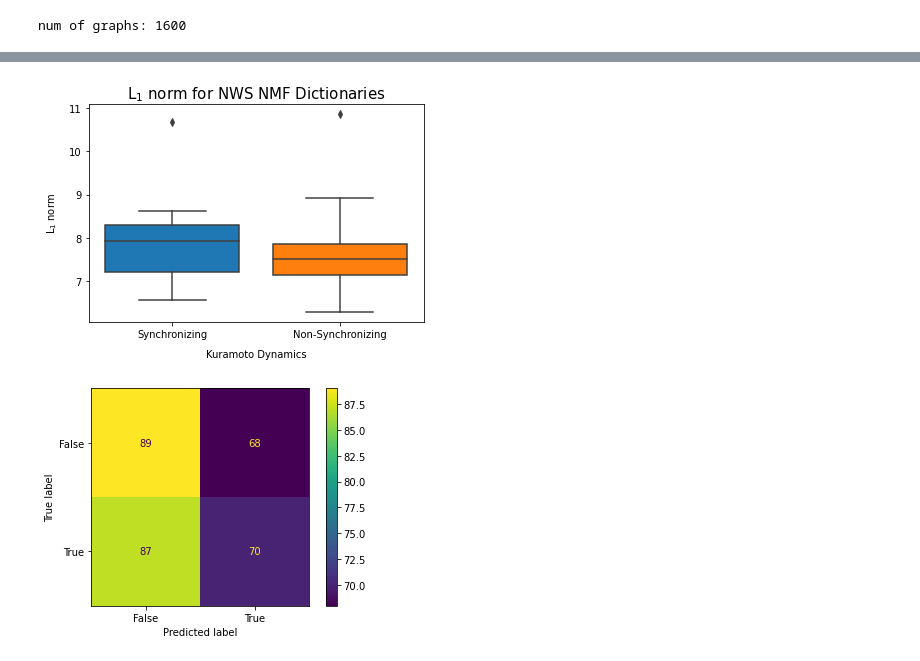
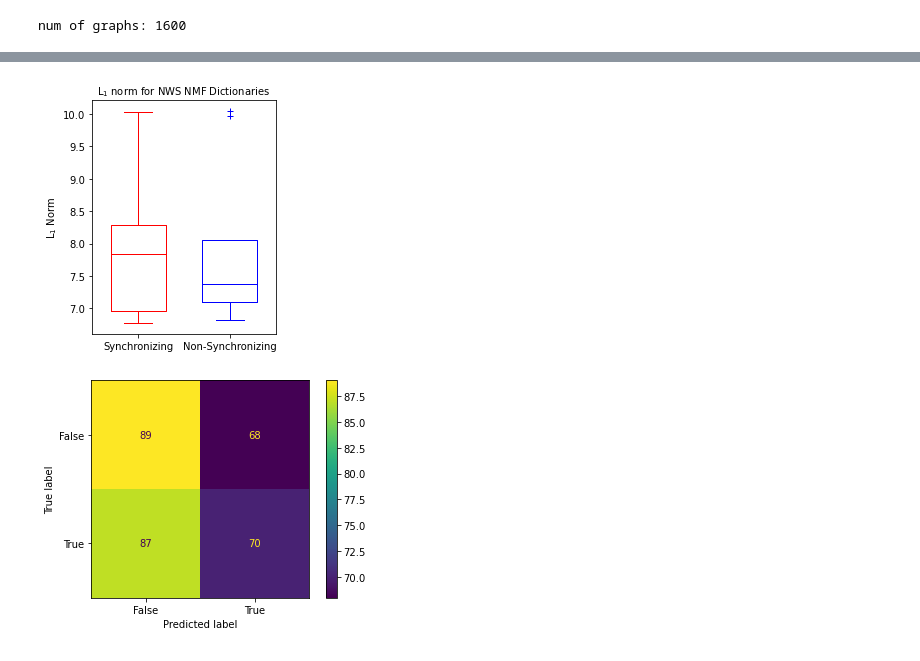
Before and after one commit to BryaneX455/reu2022, a Jupyter notebook: Kuramoto Model/adj_NWS.ipynb, the cells around one changed output, grey strips where cells are left out. Drawn from its saved outputs; the diff is of its cells as text; code cells hidden in the pictures.

```diff
--- a/Kuramoto Model/adj_NWS.ipynb
+++ b/Kuramoto Model/adj_NWS.ipynb
@@ -184,10 +172,24 @@ df_boxplot
-# %%
-ax = sns.boxplot(data=df_boxplot, saturation=1)
-ax.axes.set_title("L$_1$ norm for NWS NMF Dictionaries", fontsize=15)
-plt.xlabel("Kuramoto Dynamics", labelpad=10)
-plt.ylabel("L$_1$ norm", labelpad=10);
-# %% [output]
-[figure, removed]
+# %%
+def set_box_color(bp, color):
+    plt.setp(bp['boxes'], color=color)
+    plt.setp(bp['whiskers'], color=color)
+    plt.setp(bp['caps'], color=color)
+    plt.setp(bp['medians'], color=color)
+# %%
+plt.figure(figsize=[3.5,4])
+xlabs = ['Synchronizing', 'Non-Synchronizing']
+
+bs = plt.boxplot(df_boxplot['Synchronizing'], sym='r+', widths=0.6, positions= [0])
+bns = plt.boxplot(df_boxplot['Non-Synchronizing'], sym='b+', widths=0.6)
+set_box_color(bs, 'r')
+set_box_color(bns, 'b')
+plt.xticks(range(len(xlabs)), xlabs, size='medium')
+plt.ylabel('L$_1$ Norm', size='medium')
+plt.title("L$_1$ norm for NWS NMF Dictionaries", size="medium")
+plt.tight_layout()
+plt.savefig('report_figs/NMF_NWS_Boxplot.png')
+# %% [output]
+[figure, added]
 # %%
 from imblearn.under_sampling import RandomUnderSampler
 
```
Also changed, not shown: parts of 11 cells of this notebook, 20 other files.
